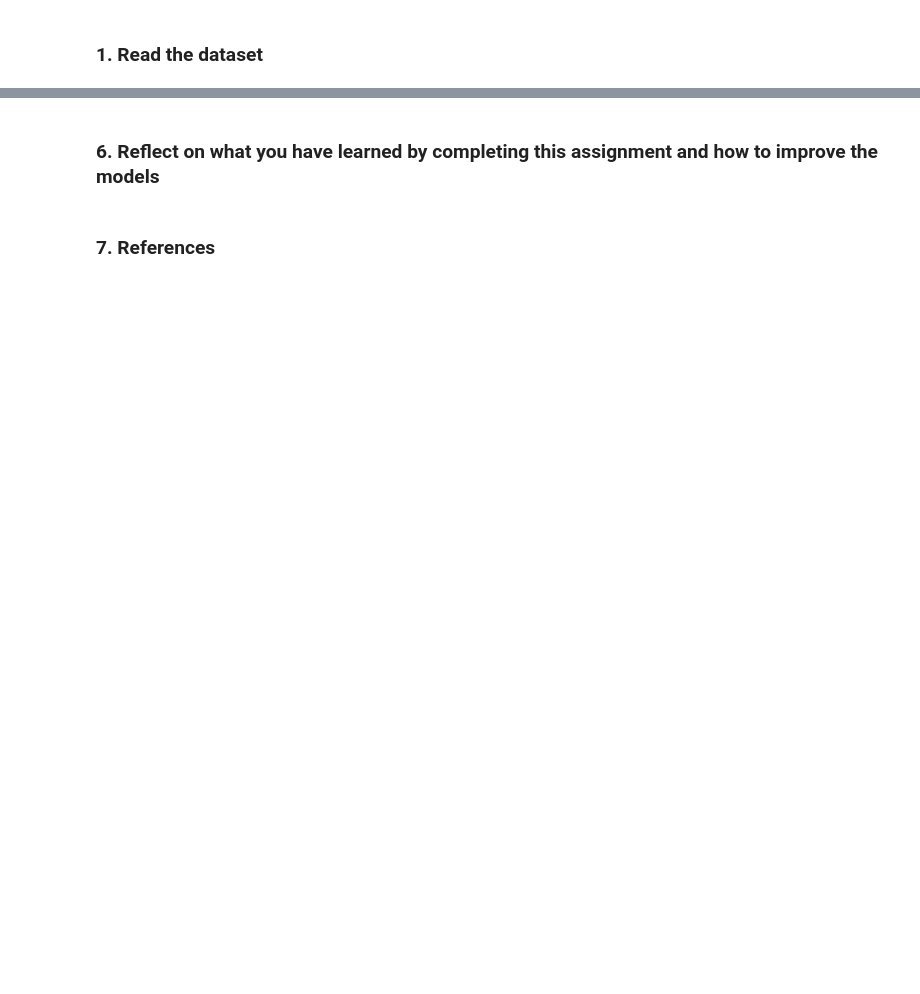
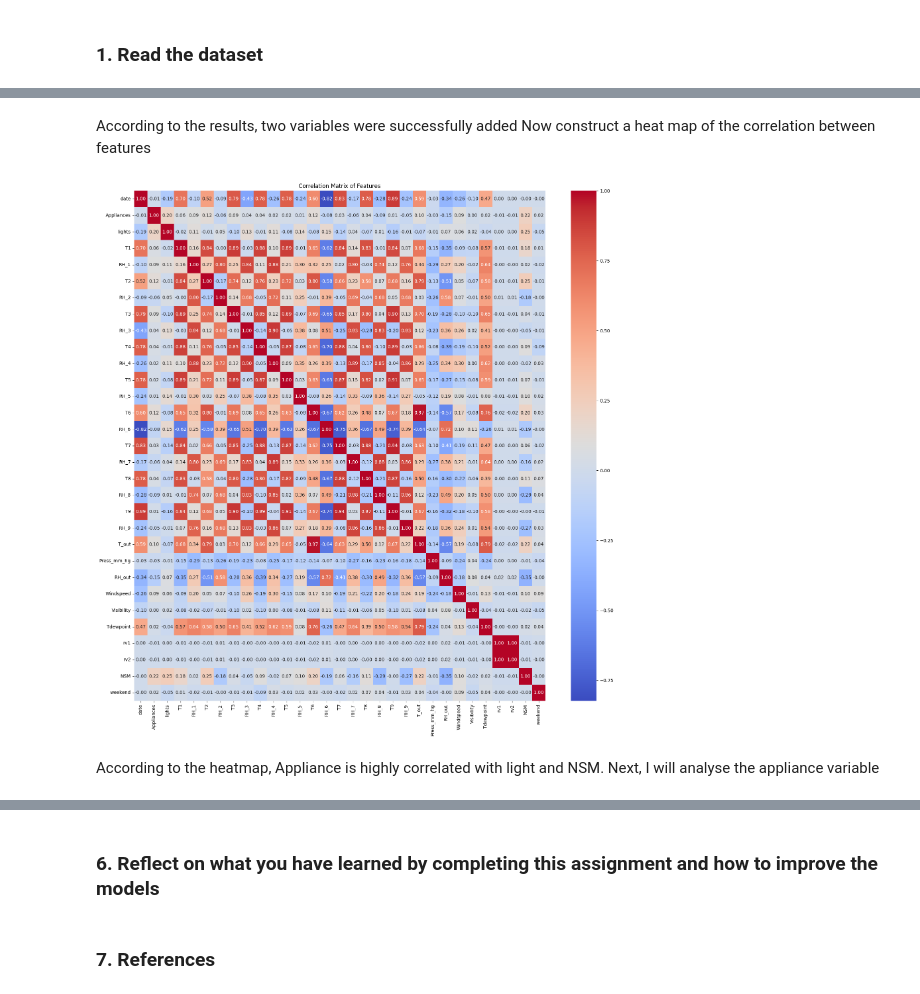
Before and after one commit to yuqingc31/MiningBigData, a Jupyter notebook: assignment1/a1841612_yuqingchen_assign1a.ipynb, the cells around one changed output, grey strips where cells are left out. Drawn from its saved outputs; the diff is of its cells as text; code cells hidden in the pictures; blank space fills up the shorter version.

```diff
--- a/assignment1/a1841612_yuqingchen_assign1a.ipynb
+++ b/assignment1/a1841612_yuqingchen_assign1a.ipynb
@@ -106,0 +74,17 @@ plt.show()
+# %%
+import pandas as pd
+
+# 指定日期时间格式为 '%d/%m/%Y %H:%M'
+df['date'] = pd.to_datetime(df['date'], format='%d/%m/%Y %H:%M')
+
+# 生成 NSM（每天从午夜开始的秒数）
+df['NSM'] = (df['date'] - df['date'].dt.normalize()).dt.total_seconds()
+
+# 确定工作日/周末状态
+df['weekend'] = df['date'].dt.dayofweek // 5
+
+# # 获取一周中的星期几
+# df['day_of_week'] = df['date'].dt.day_name()
+
+# 输出转换后的数据框
+print(df.head(700))
@@ -106,0 +131,26 @@ plt.show()
+# %% [markdown]
+According to the results, two variables were successfully added
+Now construct a heat map of the correlation between features
+# %%
+import seaborn as sns
+import matplotlib.pyplot as plt
+
+# 计算特征之间的相关性矩阵
+correlation_matrix = df.corr()
+
+# 创建一个图形
+plt.figure(figsize=(20, 20))
+
+# 使用 seaborn 的 heatmap 函数绘制相关性矩阵图
+sns.heatmap(correlation_matrix, annot=True, cmap='coolwarm', fmt=".2f")
+
+# 添加标题
+plt.title('Correlation Matrix of Features')
+
+# 显示图形
+plt.show()
+# %% [output]
+[figure, added]
+# %% [markdown]
+According to the heatmap, Appliance is highly correlated with light and NSM.
+Next, I will analyse the appliance variable
```
Also changed, not shown: parts of 35 cells of this notebook, 1 other file.
